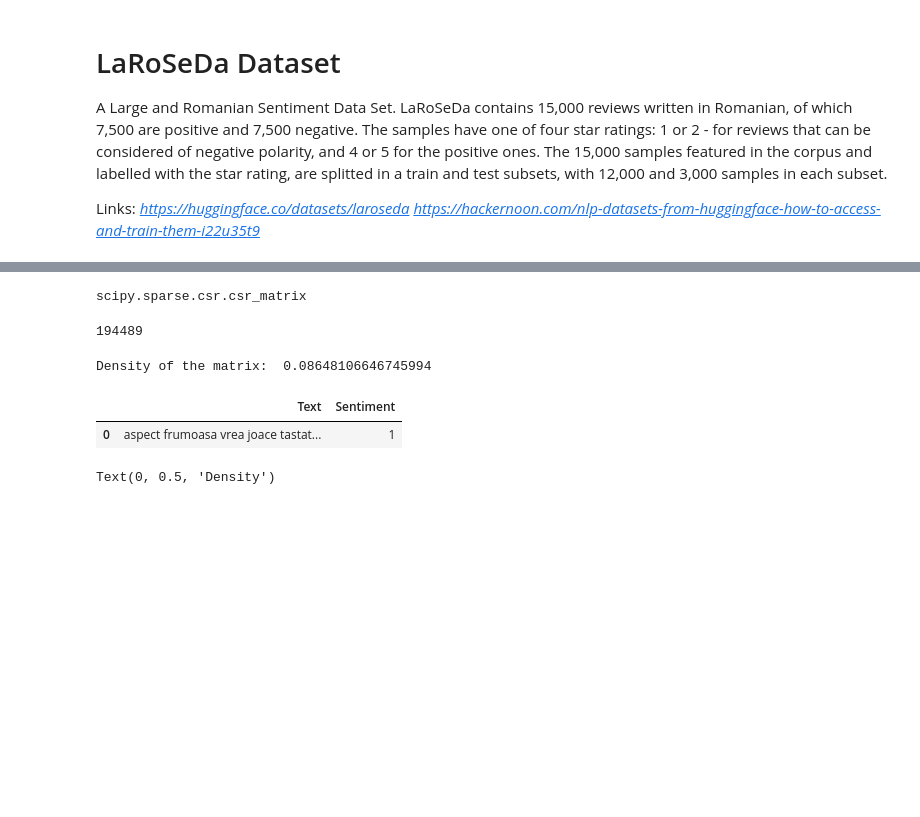
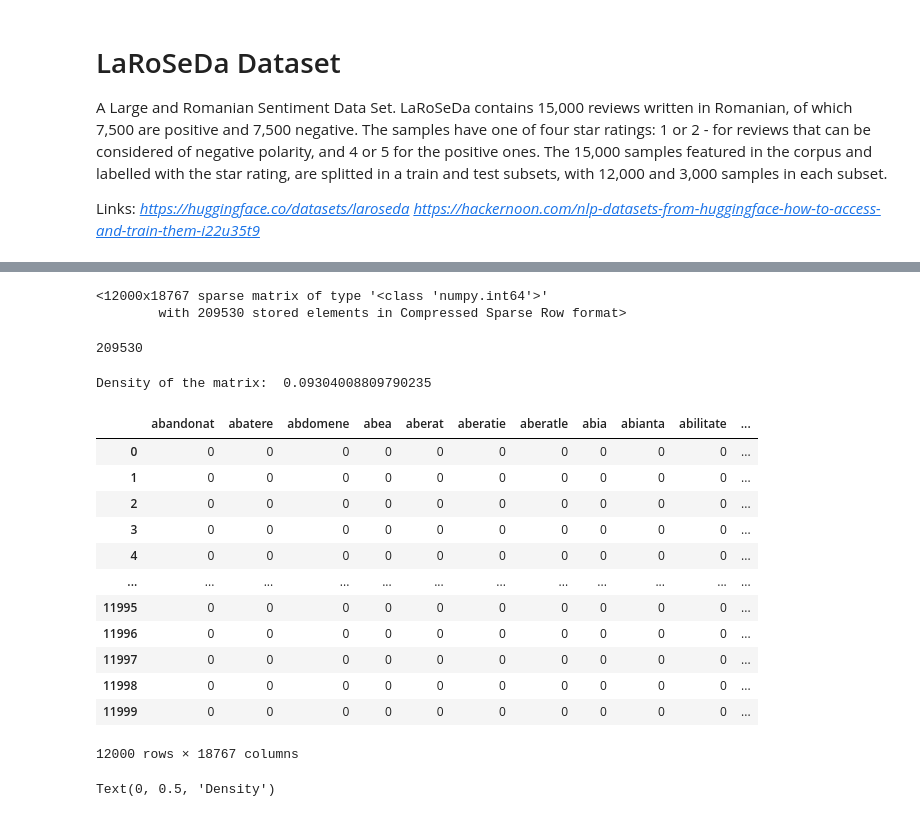
Before and after one commit to Elaech/DLNLPProject, a Jupyter notebook: notebooks/lasoreda_analysis.ipynb, the cells around one changed output, grey strips where cells are left out. Saved outputs shown, nothing was run; the diff lists cells and outputs as text; code cells hidden in the pictures; blank space fills up the shorter version.

```diff
--- a/notebooks/lasoreda_analysis.ipynb
+++ b/notebooks/lasoreda_analysis.ipynb
@@ -18,0 +29,27 @@ from sklearn.feature_extraction.text import CountVectorizer
+# %%
+# ======================================================================================================================
+# Class - PreprocessExpert
+# ======================================================================================================================
+class PreprocessExpert:
+
+    RO_STOP_WORDS = None
+
+    @staticmethod
+    def load_stop_words_ro():
+        # From: https://www.kaggle.com/code/mpwolke/romanian-stop-words-w2v/data?select=romanian.txt
+        with open(r'./data_files/romanian_stop_words.txt', 'r') as f:
+            ro_sw = f.readlines()
+            ro_sw = set(w.strip() for w in ro_sw)
+            PreprocessExpert.RO_STOP_WORDS = list(frozenset(ro_sw))
+
+    @staticmethod
+    def clean_txt(doc):
+        # Normalize txt
+        new_doc = doc.lower()
+        # Removing symbols and such
+        # new_doc = re.sub(r"(@\[A-Za-z0-9]+)|([^0-9A-Za-z \t])|(\w+:\/\/\S+)|^rt|http.+?|\d+", "", new_doc)
+        new_doc = re.sub(r"( -)|(- )|(\d+)|([`~!@#$%^&*()_+[\]{};:'\"\\|,<.>/?]+)", "", new_doc)
+        new_doc = re.sub(r"(a{2,})|(i{2,})|(o{2,})|(u{2,})|(e{3,})", "", new_doc)
+        # Removing stop words
+        new_doc = ' '.join([w for w in new_doc.split() if w not in PreprocessExpert.RO_STOP_WORDS])
+        return new_doc
@@ -38,7 +98,8 @@ Dataset({
 # %%
-corpus = lsrd_train_df[['content', 'starRating']]
-corpus = corpus.rename(columns={'content': 'Text', 'starRating':'Sentiment'}) #, inplace=True)
+corpus = lsrd_train_df[['starRating']]
+corpus['Text'] = lsrd_train_df[['title', 'content']].apply(" ".join, axis=1)
+corpus = corpus.rename(columns={'starRating':'Sentiment'}) #, inplace=True)
 # Setting 'Sentiment' as 1 (positive) for 4+ rating stars, 0 (negative) for 0-3 rating stars
 corpus['Sentiment'] = np.where(corpus['Sentiment'] > 3, 1, 0)
-corpus.head()
+corpus
 # %% [output]
@@ -70,4 +126,5 @@ def clean_txt(doc):
 # %%
-corpus['Text'] = [clean_txt(t) for t in corpus['Text']]
-corpus.head()
+PreprocessExpert.load_stop_words_ro()
+corpus['Text'] = [PreprocessExpert.clean_txt(t) for t in corpus['Text']]
+corpus
 # %% [output]
@@ -101,23 +166,37 @@ random.sample(features,10)
 # %%
 train_ds_features = count_vectorize.transform(corpus.Text)
 type(train_ds_features)
+train_ds_features
 # %% [output]
-scipy.sparse.csr.csr_matrix
+<12000x18767 sparse matrix of type '<class 'numpy.int64'>'
+        with 209530 stored elements in Compressed Sparse Row format>
 # %%
 train_ds_features.getnnz()
 # %% [output]
-194489
+209530
 # %%
 print("Density of the matrix: ", train_ds_features.getnnz()*100/(train_ds_features.shape[0]*train_ds_features.shape[1]))
 # %% [output]
-Density of the matrix:  0.08648106646745994
+Density of the matrix:  0.09304008809790235
 # %%
 train_ds_df = pd.DataFrame(train_ds_features.todense())
 train_ds_df.columns = features
 corpus[0:1]
+train_ds_df
 # %% [output]
-|  | Text | Sentiment |
-| 0 | aspect frumoasa vrea joace tastat... | 1 |
+|  | abandonat | abatere | abdomene | abea | aberat | aberatie | aberatle | abia | abianta | abilitate | ... |
+| 0 | 0 | 0 | 0 | 0 | 0 | 0 | 0 | 0 | 0 | 0 | ... |
+| 1 | 0 | 0 | 0 | 0 | 0 | 0 | 0 | 0 | 0 | 0 | ... |
+| 2 | 0 | 0 | 0 | 0 | 0 | 0 | 0 | 0 | 0 | 0 | ... |
+| 3 | 0 | 0 | 0 | 0 | 0 | 0 | 0 | 0 | 0 | 0 | ... |
+| 4 | 0 | 0 | 0 | 0 | 0 | 0 | 0 | 0 | 0 | 0 | ... |
+| ... | ... | ... | ... | ... | ... | ... | ... | ... | ... | ... | ... |
+| 11995 | 0 | 0 | 0 | 0 | 0 | 0 | 0 | 0 | 0 | 0 | ... |
+| 11996 | 0 | 0 | 0 | 0 | 0 | 0 | 0 | 0 | 0 | 0 | ... |
+| 11997 | 0 | 0 | 0 | 0 | 0 | 0 | 0 | 0 | 0 | 0 | ... |
+| 11998 | 0 | 0 | 0 | 0 | 0 | 0 | 0 | 0 | 0 | 0 | ... |
+| 11999 | 0 | 0 | 0 | 0 | 0 | 0 | 0 | 0 | 0 | 0 | ... |
+12000 rows × 18767 columns
 # %%
 features_counts = np.sum(train_ds_features.toarray(),axis=0)
 features_counts_df = pd.DataFrame(dict(features = features, counts = features_counts))
```
Also changed, not shown: parts of 23 cells of this notebook, 2 other files.
